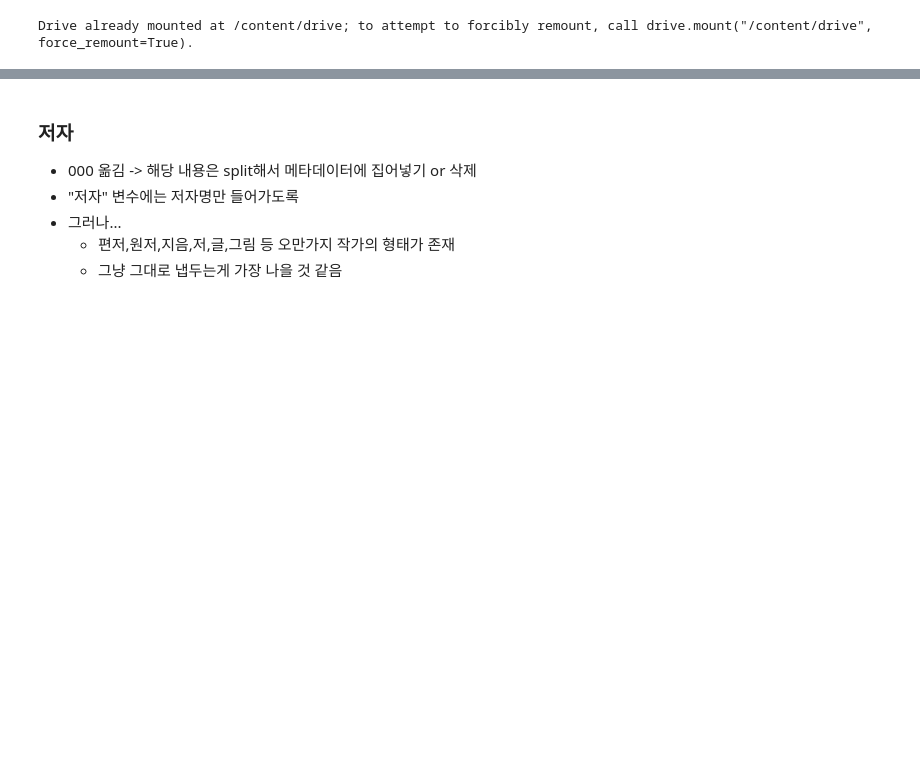
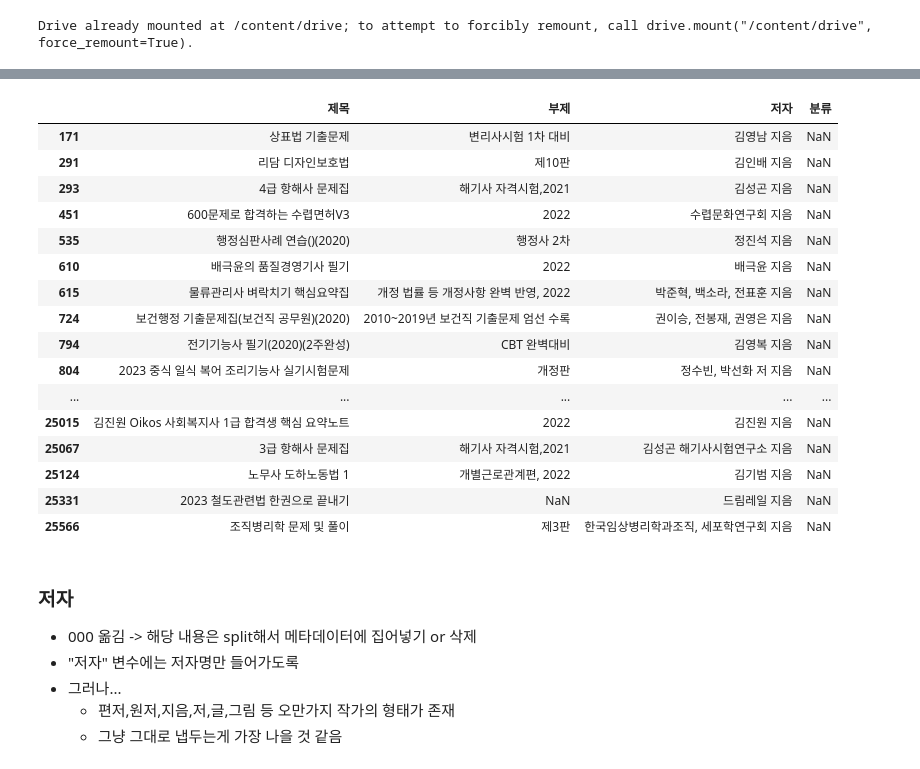
Before and after one commit to YangJiWoong96/Kill_the_RAG, a Jupyter notebook: Project/Aiffel_final_project/Preprocessing/Real_Book_Data_Preprocess.ipynb, the cells around one changed output, grey strips where cells are left out. Drawn from its saved outputs; the diff is of its cells as text; code cells hidden in the pictures; blank space fills up the shorter version.

```diff
--- a/Project/Aiffel_final_project/Preprocessing/Real_Book_Data_Preprocess.ipynb
+++ b/Project/Aiffel_final_project/Preprocessing/Real_Book_Data_Preprocess.ipynb
@@ -21,3 +128,5 @@ data = pd.DataFrame(data)
+# %%
+data = pd.read_csv("/content/drive/MyDrive/aiffel_final_project/data_renew/aiffel_book_250306_update(filled)_v2.csv")
 # %%
 data.info()
 # %% [output]
@@ -46,0 +197,4 @@ memory usage: 8.0+ MB
+# %%
+pd.set_option('display.max_rows', None)
+pd.set_option('display.max_columns', None)
+pd.set_option('display.max_colwidth', None)
@@ -46,0 +237,21 @@ memory usage: 8.0+ MB
+# %%
+# 분류가 없는 것들은 대개 자격증 시험 관련 서적
+data.loc[(data['분류'].isnull()),['제목','부제','저자','분류']]
+# %% [output]
+|  | 제목 | 부제 | 저자 | 분류 |
+| 171 | 상표법 기출문제 | 변리사시험 1차 대비 | 김영남 지음 | NaN |
+| 291 | 리담 디자인보호법 | 제10판 | 김인배 지음 | NaN |
+| 293 | 4급 항해사 문제집 | 해기사 자격시험,2021 | 김성곤 지음 | NaN |
+| 451 | 600문제로 합격하는 수렵면허V3 | 2022 | 수렵문화연구회 지음 | NaN |
+| 535 | 행정심판사례 연습()(2020) | 행정사 2차 | 정진석 지음 | NaN |
+| 610 | 배극윤의 품질경영기사 필기 | 2022 | 배극윤 지음 | NaN |
+| 615 | 물류관리사 벼락치기 핵심요약집 | 개정 법률 등 개정사항 완벽 반영, 2022 | 박준혁, 백소라, 전표훈 지음 | NaN |
+| 724 | 보건행정 기출문제집(보건직 공무원)(2020) | 2010~2019년 보건직 기출문제 엄선 수록 | 권이승, 전봉재, 권영은 지음 | NaN |
+| 794 | 전기기능사 필기(2020)(2주완성) | CBT 완벽대비 | 김영복 지음 | NaN |
+| 804 | 2023 중식 일식 복어 조리기능사 실기시험문제 | 개정판 | 정수빈, 박선화 저 지음 | NaN |
+| ... | ... | ... | ... | ... |
+| 25015 | 김진원 Oikos 사회복지사 1급 합격생 핵심 요약노트 | 2022 | 김진원 지음 | NaN |
+| 25067 | 3급 항해사 문제집 | 해기사 자격시험,2021 | 김성곤 해기사시험연구소 지음 | NaN |
+| 25124 | 노무사 도하노동법 1 | 개별근로관계편, 2022 | 김기범 지음 | NaN |
+| 25331 | 2023 철도관련법 한권으로 끝내기 | NaN | 드림레일 지음 | NaN |
+| 25566 | 조직병리학 문제 및 풀이 | 제3판 | 한국임상병리학과조직, 세포학연구회 지음 | NaN |
```
Also changed, not shown: parts of 22 cells of this notebook, 1 other file.
